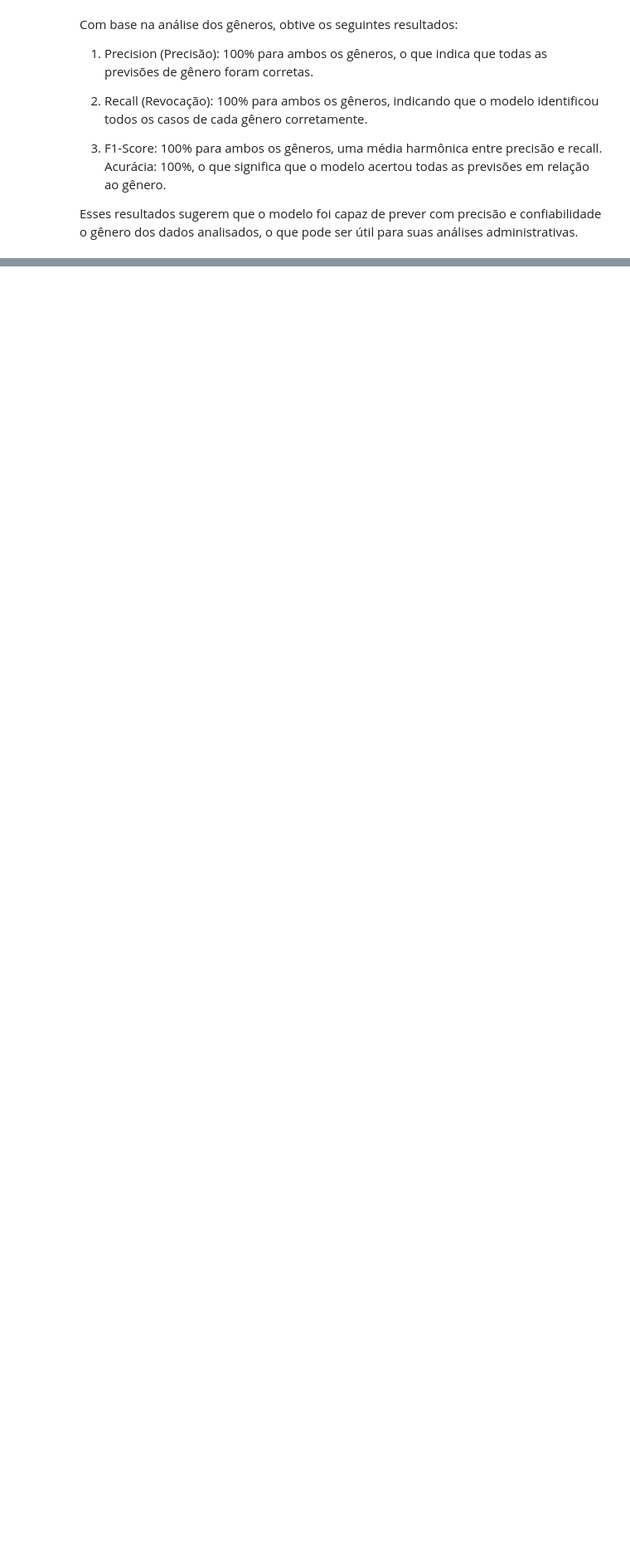
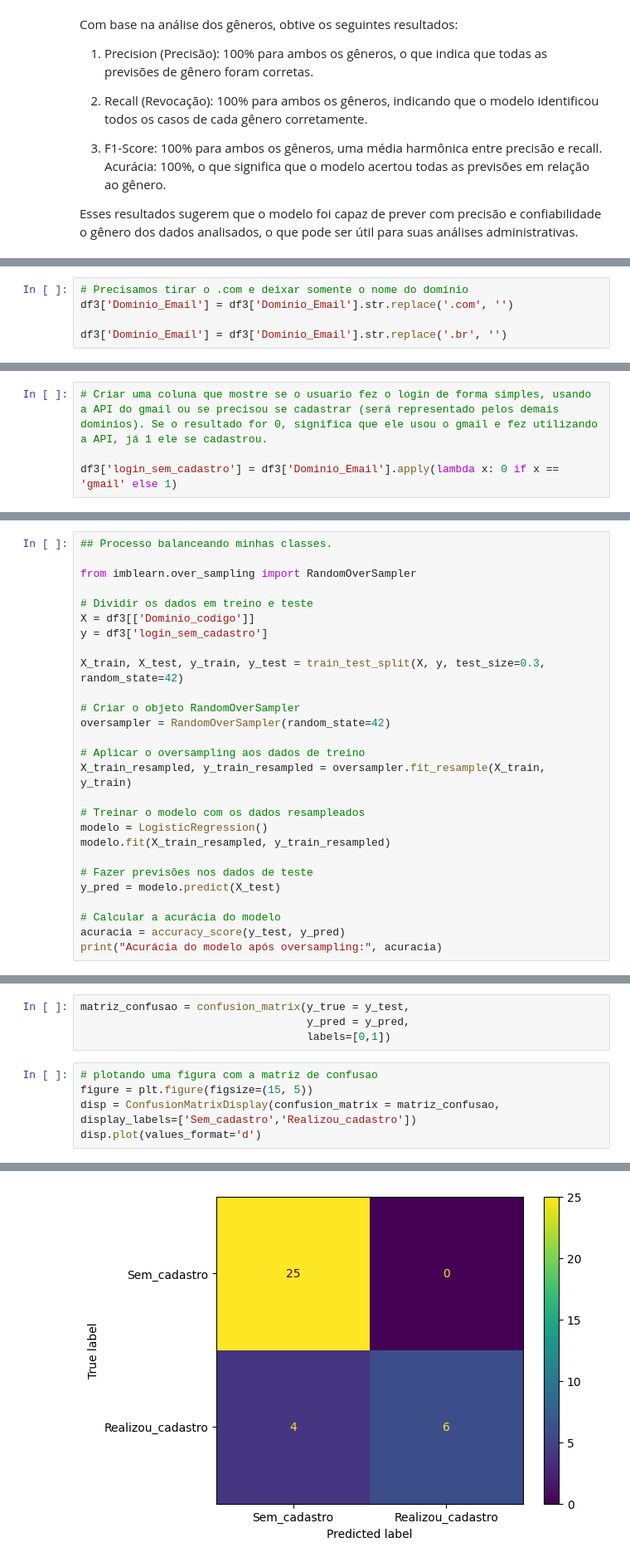
Before and after one commit to patinaomi/sprint-3-fiap, a Jupyter notebook: AI & Chatbot/Sprint 4/formularioCadastro.ipynb, the cells around one changed output, grey strips where cells are left out. Shown at 83% size. Drawn from its saved outputs; the diff is of its cells as text; blank space fills up the shorter version.

```diff
--- a/AI & Chatbot/Sprint 4/formularioCadastro.ipynb
+++ b/AI & Chatbot/Sprint 4/formularioCadastro.ipynb
@@ -295,0 +305,5 @@ Esses resultados sugerem que o modelo foi capaz de prever com precisão e confia
+# %%
+# Precisamos tirar o .com e deixar somente o nome do domínio
+df3['Dominio_Email'] = df3['Dominio_Email'].str.replace('.com', '')
+
+df3['Dominio_Email'] = df3['Dominio_Email'].str.replace('.br', '')
@@ -295,0 +335,4 @@ Esses resultados sugerem que o modelo foi capaz de prever com precisão e confia
+# %%
+# Criar uma coluna que mostre se o usuario fez o login de forma simples, usando a API do gmail ou se precisou se cadastrar (será representado pelos demais dominios). Se o resultado for 0, significa que ele usou o gmail e fez utilizando a API, já 1 ele se cadastrou.
+
+df3['login_sem_cadastro'] = df3['Dominio_Email'].apply(lambda x: 0 if x == 'gmail' else 1)
@@ -295,0 +388,27 @@ Esses resultados sugerem que o modelo foi capaz de prever com precisão e confia
+# %%
+## Processo balanceando minhas classes.
+
+from imblearn.over_sampling import RandomOverSampler
+
+# Dividir os dados em treino e teste
+X = df3[['Dominio_codigo']]
+y = df3['login_sem_cadastro']
+
+X_train, X_test, y_train, y_test = train_test_split(X, y, test_size=0.3, random_state=42)
+
+# Criar o objeto RandomOverSampler
+oversampler = RandomOverSampler(random_state=42)
+
+# Aplicar o oversampling aos dados de treino
+X_train_resampled, y_train_resampled = oversampler.fit_resample(X_train, y_train)
+
+# Treinar o modelo com os dados resampleados
+modelo = LogisticRegression()
+modelo.fit(X_train_resampled, y_train_resampled)
+
+# Fazer previsões nos dados de teste
+y_pred = modelo.predict(X_test)
+
+# Calcular a acurácia do modelo
+acuracia = accuracy_score(y_test, y_pred)
+print("Acurácia do modelo após oversampling:", acuracia)
@@ -295,0 +417,10 @@ Esses resultados sugerem que o modelo foi capaz de prever com precisão e confia
+# %%
+matriz_confusao = confusion_matrix(y_true = y_test,
+                                   y_pred = y_pred,
+                                   labels=[0,1])
+# %%
+# plotando uma figura com a matriz de confusao
+figure = plt.figure(figsize=(15, 5))
+disp = ConfusionMatrixDisplay(confusion_matrix = matriz_confusao, display_labels=['Sem_cadastro','Realizou_cadastro'])
+disp.plot(values_format='d')
+# %% [output]
@@ -295,0 +429 @@ Esses resultados sugerem que o modelo foi capaz de prever com precisão e confia
+[figure, added]
```
Also changed, not shown: parts of 61 cells of this notebook, 1 other file.
